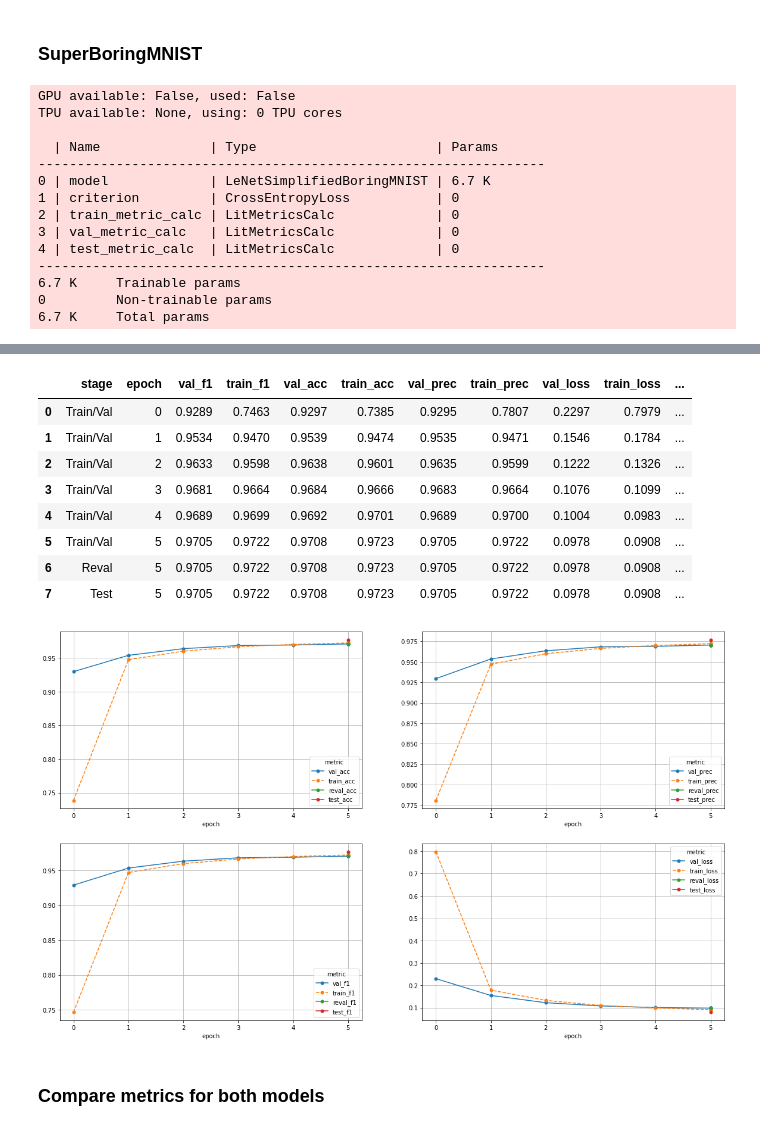
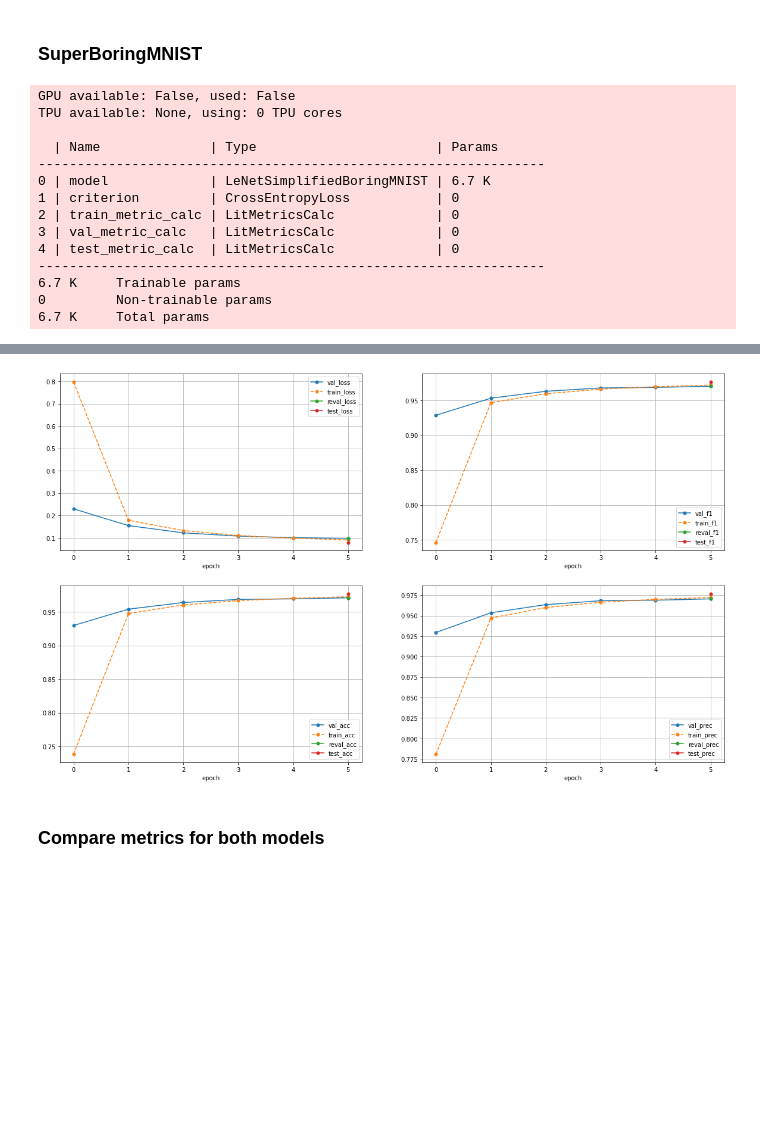
Before and after one commit to pgagarinov/pytorch-hyperlight, a Jupyter notebook: products/examples/boring_mnist_model_comparison.ipynb, the cells around one changed output, grey strips where cells are left out. Cells and saved outputs as stored; diff of their text form; code cells hidden in the pictures; blank space fills up the shorter version.

```diff
--- a/products/examples/boring_mnist_model_comparison.ipynb
+++ b/products/examples/boring_mnist_model_comparison.ipynb
@@ -209,7 +209,6 @@ best_results_dict = {}
 # %%
 if "single-run" in USAGE_MODE_LIST:
     best_result = runner.run_single_trial(LitPrettyBoringMNIST, CONFIG, TUNE_CONFIG)
-    best_result["metrics"].show_report()
 # %% [output]
 GPU available: False, used: False
 TPU available: None, using: 0 TPU cores
@@ -290,7 +263,6 @@ CONFIG = {
 # %%
 if "single-run" in USAGE_MODE_LIST:
     best_result = runner.run_single_trial(LitSuperBoringMNIST, CONFIG, TUNE_CONFIG)
-    best_result["metrics"].show_report()
 # %% [output]
 GPU available: False, used: False
 TPU available: None, using: 0 TPU cores
@@ -326,13 +281,4 @@ TPU available: None, using: 0 TPU cores
-|  | stage | epoch | val_f1 | train_f1 | val_acc | train_acc | val_prec | train_prec | val_loss | train_loss | ... |
-| 0 | Train/Val | 0 | 0.9289 | 0.7463 | 0.9297 | 0.7385 | 0.9295 | 0.7807 | 0.2297 | 0.7979 | ... |
-| 1 | Train/Val | 1 | 0.9534 | 0.9470 | 0.9539 | 0.9474 | 0.9535 | 0.9471 | 0.1546 | 0.1784 | ... |
-| 2 | Train/Val | 2 | 0.9633 | 0.9598 | 0.9638 | 0.9601 | 0.9635 | 0.9599 | 0.1222 | 0.1326 | ... |
-| 3 | Train/Val | 3 | 0.9681 | 0.9664 | 0.9684 | 0.9666 | 0.9683 | 0.9664 | 0.1076 | 0.1099 | ... |
-| 4 | Train/Val | 4 | 0.9689 | 0.9699 | 0.9692 | 0.9701 | 0.9689 | 0.9700 | 0.1004 | 0.0983 | ... |
-| 5 | Train/Val | 5 | 0.9705 | 0.9722 | 0.9708 | 0.9723 | 0.9705 | 0.9722 | 0.0978 | 0.0908 | ... |
-| 6 | Reval | 5 | 0.9705 | 0.9722 | 0.9708 | 0.9723 | 0.9705 | 0.9722 | 0.0978 | 0.0908 | ... |
-| 7 | Test | 5 | 0.9705 | 0.9722 | 0.9708 | 0.9723 | 0.9705 | 0.9722 | 0.0978 | 0.0908 | ... |
-[figure, old version]
+[figure, new version]
 # %% [markdown]
 ### Compare metrics for both models
 # %%
```
Also changed, not shown: parts of 14 cells of this notebook, 4 other files.
